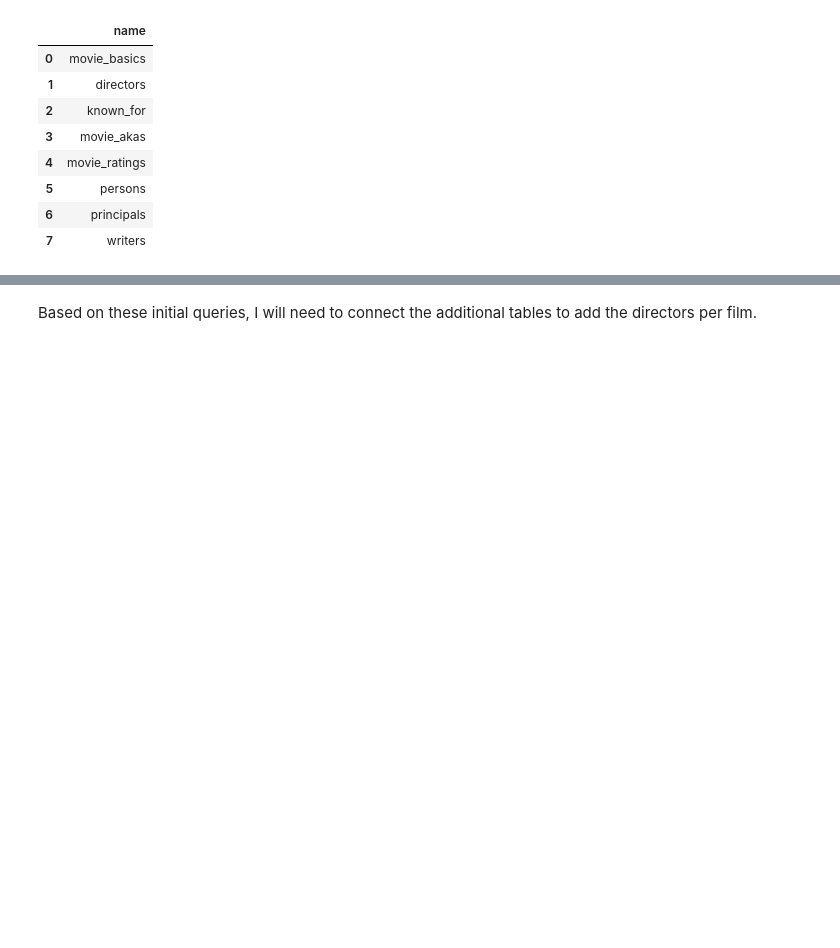
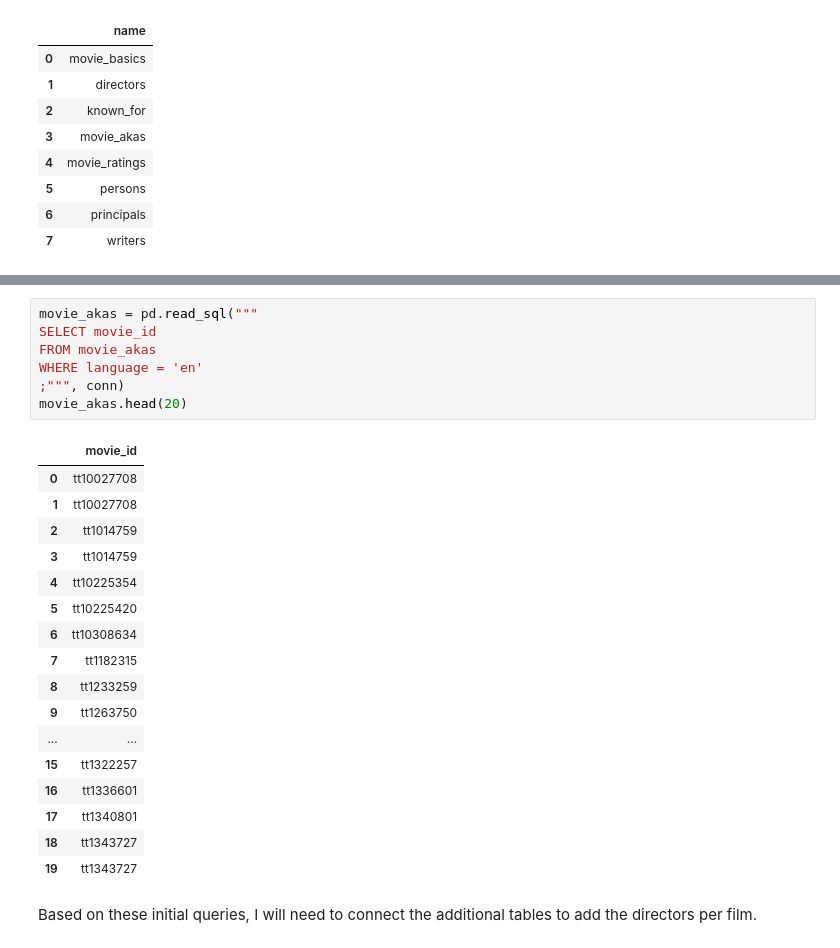
Before and after one commit to valentinav21/microsoft-movie-analysis, a Jupyter notebook: notebook.ipynb, the cells around one changed output, grey strips where cells are left out. Saved outputs shown, nothing was run; the diff lists cells and outputs as text; blank space fills up the shorter version.

```diff
--- a/notebook.ipynb
+++ b/notebook.ipynb
@@ -88,6 +88,31 @@ movie_basics.head()
 | 2 | tt0069049 | The Other Side of the Wind | The Other Side of the Wind | 2018 | 122.0 | Drama |
 | 3 | tt0069204 | Sabse Bada Sukh | Sabse Bada Sukh | 2018 | NaN | Comedy,Drama |
 | 4 | tt0100275 | The Wandering Soap Opera | La Telenovela Errante | 2017 | 80.0 | Comedy,Drama,Fantasy |
+# %%
+movie_akas = pd.read_sql("""
+SELECT movie_id
+FROM movie_akas
+WHERE language = 'en'
+;""", conn)
+movie_akas.head(20)
+# %% [output]
+|  | movie_id |
+| 0 | tt10027708 |
+| 1 | tt10027708 |
+| 2 | tt1014759 |
+| 3 | tt1014759 |
+| 4 | tt10225354 |
+| 5 | tt10225420 |
+| 6 | tt10308634 |
+| 7 | tt1182315 |
+| 8 | tt1233259 |
+| 9 | tt1263750 |
+| ... | ... |
+| 15 | tt1322257 |
+| 16 | tt1336601 |
+| 17 | tt1340801 |
+| 18 | tt1343727 |
+| 19 | tt1343727 |
 # %% [markdown]
 Based on these initial queries, I will need to connect the additional tables to add the directors per film.
 # %% [markdown]
```
Also changed, not shown: parts of 14 cells of this notebook.
